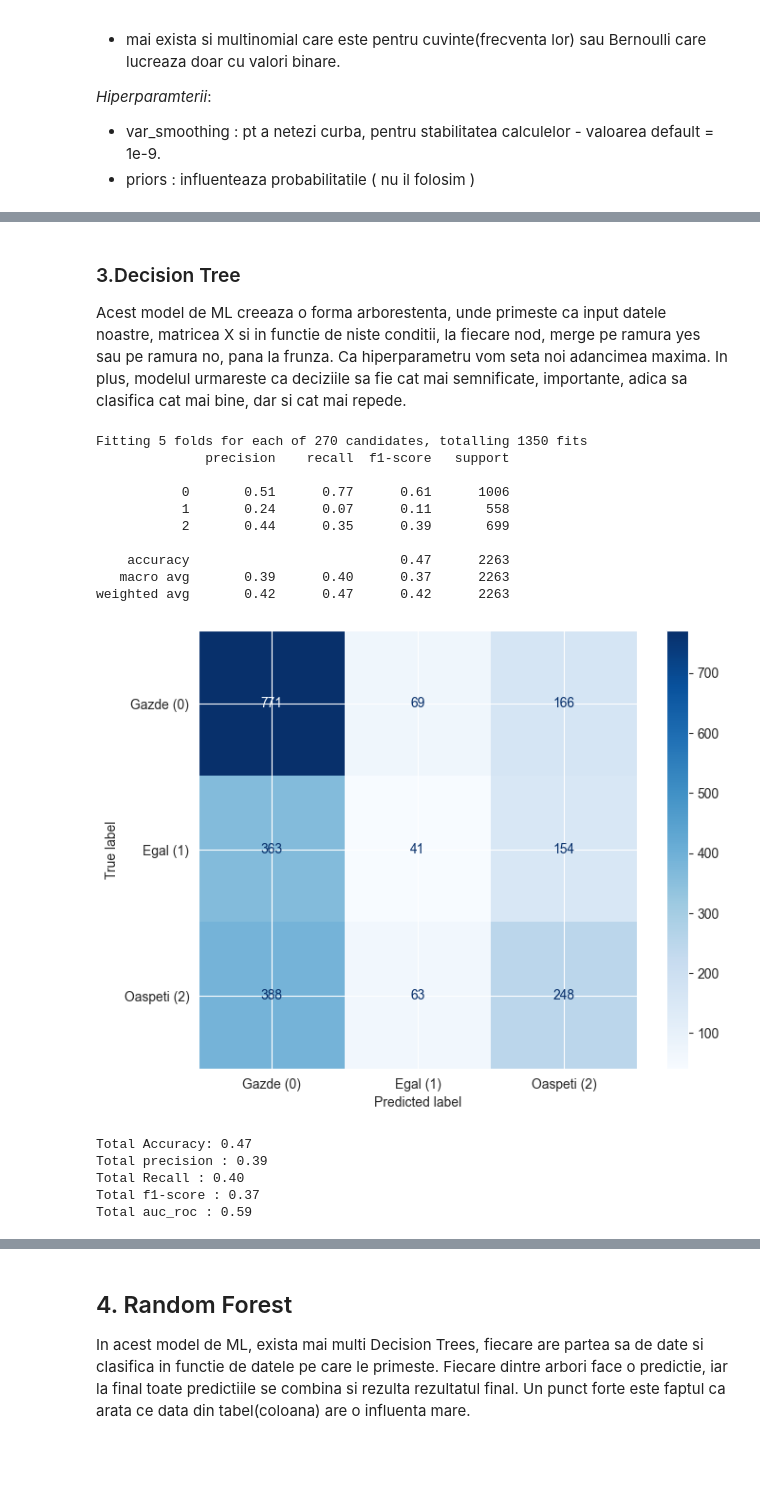
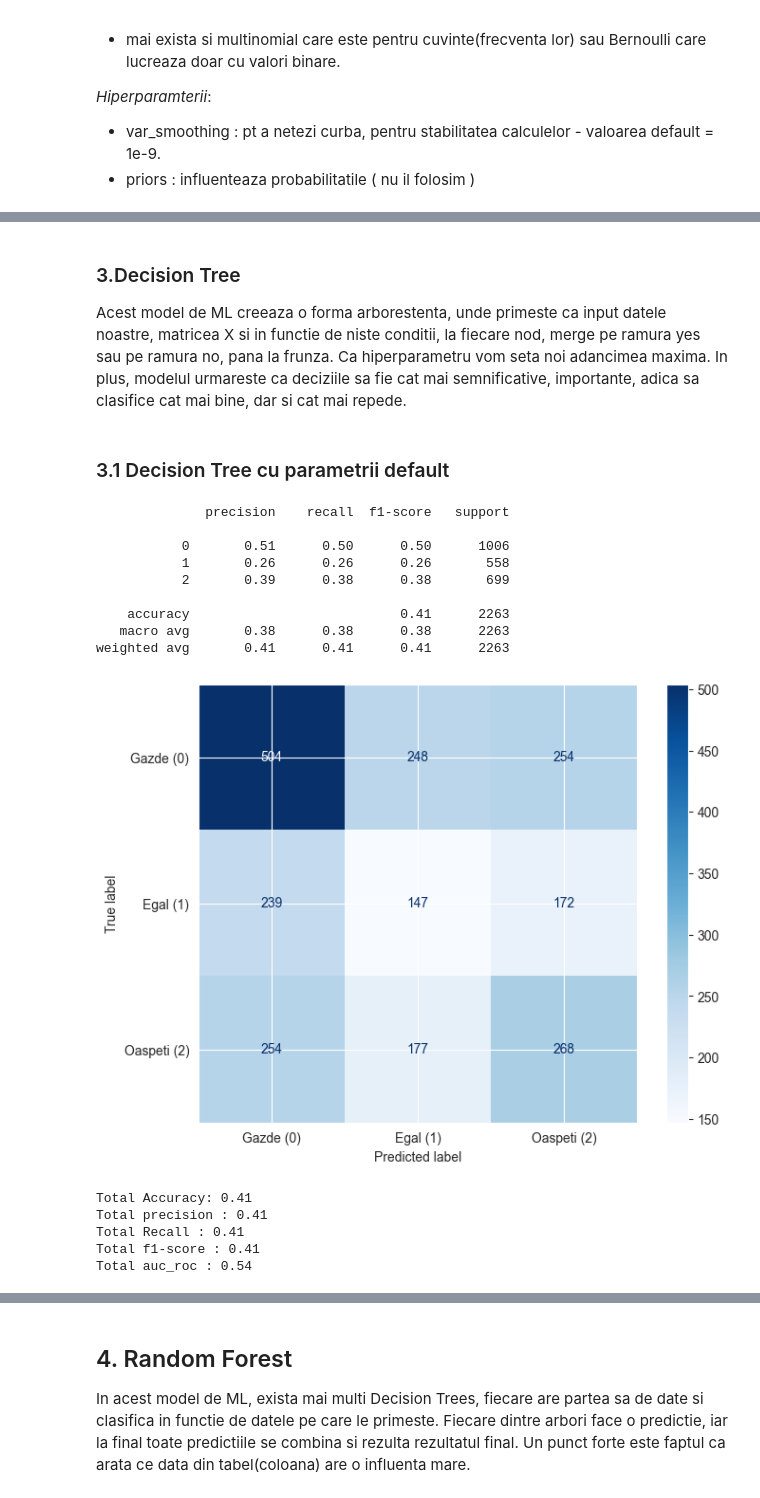
Before and after one commit to Technical-University-of-Cluj-Napoca/proiect-ml-RazvanBarna, a Jupyter notebook: Notebooks/Classification.ipynb, the cells around one changed output, grey strips where cells are left out. Saved outputs shown, nothing was run; the diff lists cells and outputs as text; code cells hidden in the pictures; blank space fills up the shorter version.

Commit message:
all 9 algs classification

```diff
--- a/Notebooks/Classification.ipynb
+++ b/Notebooks/Classification.ipynb
@@ -607,67 +580,52 @@ Total auc_roc : 0.62
 ### 3.Decision Tree
 Acest model de ML creeaza o forma arborestenta, unde primeste ca input datele noastre, matricea X si in functie de niste conditii, la fiecare nod, merge pe ramura yes sau pe ramura no, pana la frunza.
 Ca hiperparametru vom seta noi adancimea maxima.
-In plus, modelul urmareste ca deciziile sa fie cat mai semnificate, importante, adica sa clasifica cat mai bine, dar si cat mai repede.
+In plus, modelul urmareste ca deciziile sa fie cat mai semnificative, importante, adica sa clasifice cat mai bine, dar si cat mai repede.
+# %% [markdown]
+### 3.1 Decision Tree cu parametrii default
 # %%
 from sklearn.tree import DecisionTreeClassifier
 
-dec_tree_ML= DecisionTreeClassifier()
+dec_tree_ML= DecisionTreeClassifier(random_state=10)
 
-decision_tree_grid = {
-    "criterion": ["gini", "entropy"],
-    "max_depth": [3, 5, 7, 10, 12],
-    "min_samples_split": [2, 5, 10],
-    "min_samples_leaf": [1, 2, 4],
-    "max_features": [None, "sqrt", "log2"]
-}
+dec_tree_ML.fit(X_train_scaled,y_train)
+y_pred_tree = dec_tree_ML.predict(X_test_scaled)
+print(classification_report(y_true=y_test, y_pred = y_pred_tree))
 
-grid_search_tree = GridSearchCV(
-    estimator=dec_tree_ML,
-    param_grid=decision_tree_grid,
-    scoring="f1_weighted",
-    n_jobs=-1,
-    verbose=1,
-    cv=5
-)
-
-grid_search_tree.fit(X_train_scaled,y_train)
-y_pred_tree = grid_search_tree.predict(X_test_scaled)
-print(classification_report(y_true=y_test, y_pred = y_pred_tree))
 acc_tree = accuracy_score(y_test,y_pred_tree)
-prec_tree = precision_score(y_test,y_pred_tree, average='macro')
-f1_tree = f1_score(y_test,y_pred_tree, average='macro')
-rec_tree = recall_score(y_test, y_pred_tree, average='macro')
-y_probs_tree = grid_search_tree.predict_proba(X_test_scaled)
-auc_roc_tree = roc_auc_score(y_test,y_probs_tree, multi_class='ovr', average='macro')
+prec_tree = precision_score(y_test,y_pred_tree, average='weighted')
+f1_tree = f1_score(y_test,y_pred_tree, average='weighted')
+rec_tree = recall_score(y_test, y_pred_tree, average='weighted')
+y_probs_tree = dec_tree_ML.predict_proba(X_test_scaled)
+auc_roc_tree = roc_auc_score(y_test,y_probs_tree, multi_class='ovr', average='weighted')
 
 cm_tree = confusion_matrix(y_test, y_pred_tree)
 disp = ConfusionMatrixDisplay(confusion_matrix=cm_tree, display_labels=['Gazde (0)', 'Egal (1)', 'Oaspeti (2)'])
 fig, ax = plt.subplots(figsize=(8, 6))
 disp.plot(cmap='Blues', ax=ax)
 plt.show()
 
 print(f"Total Accuracy: {acc_tree:.2f}")
 print(f"Total precision : {prec_tree:.2f}")
 print(f"Total Recall : {rec_tree:.2f}")
 print(f"Total f1-score : {f1_tree:.2f}")
 print(f"Total auc_roc : {auc_roc_tree:.2f}")
 # %% [output]
-Fitting 5 folds for each of 270 candidates, totalling 1350 fits
               precision    recall  f1-score   support
 
-           0       0.51      0.77      0.61      1006
-           1       0.24      0.07      0.11       558
-           2       0.44      0.35      0.39       699
+           0       0.51      0.50      0.50      1006
+           1       0.26      0.26      0.26       558
+           2       0.39      0.38      0.38       699
 
-    accuracy                           0.47      2263
-   macro avg       0.39      0.40      0.37      2263
-weighted avg       0.42      0.47      0.42      2263
+    accuracy                           0.41      2263
+   macro avg       0.38      0.38      0.38      2263
+weighted avg       0.41      0.41      0.41      2263
-[figure, old version]
+[figure, new version]
-Total Accuracy: 0.47
-Total precision : 0.39
-Total Recall : 0.40
-Total f1-score : 0.37
-Total auc_roc : 0.59
+Total Accuracy: 0.41
+Total precision : 0.41
+Total Recall : 0.41
+Total f1-score : 0.41
+Total auc_roc : 0.54
 # %% [markdown]
 #### Ce putem observa in datele prezise de Decision Tree?
 - metricile sunt putin mai slabe sau egale.
```
Also changed, not shown: parts of 31 cells of this notebook, 4 other files.
